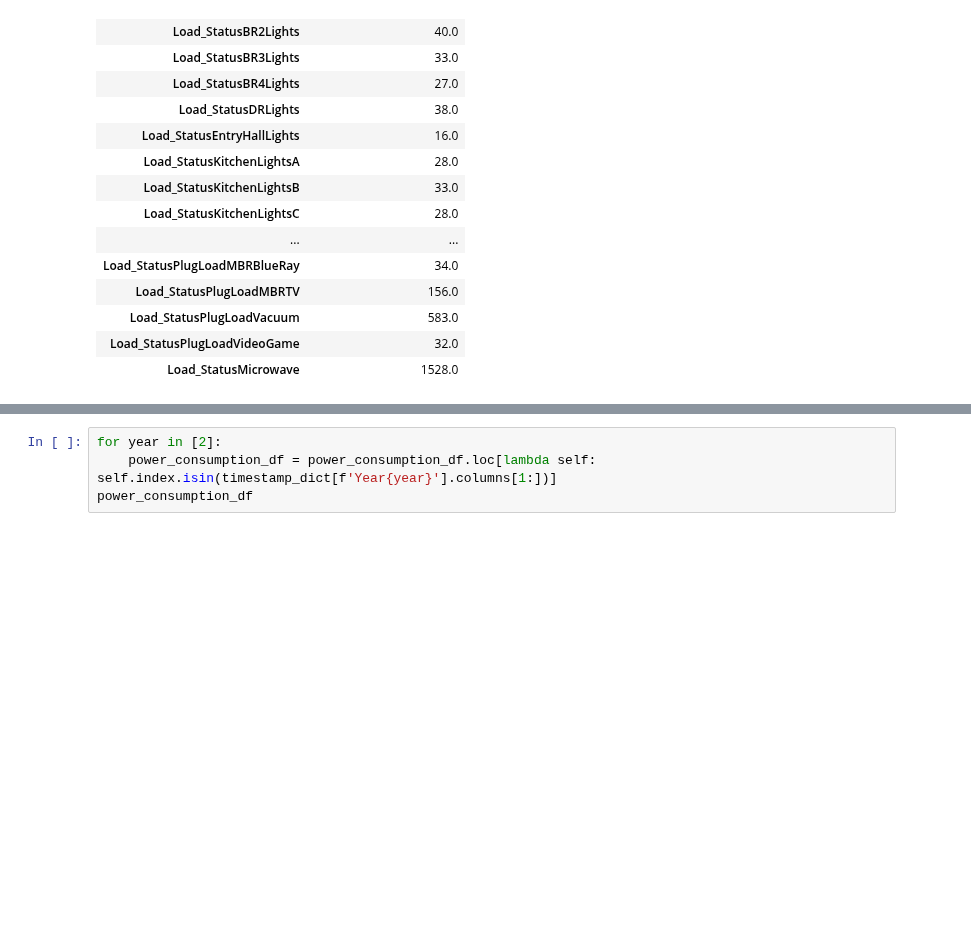
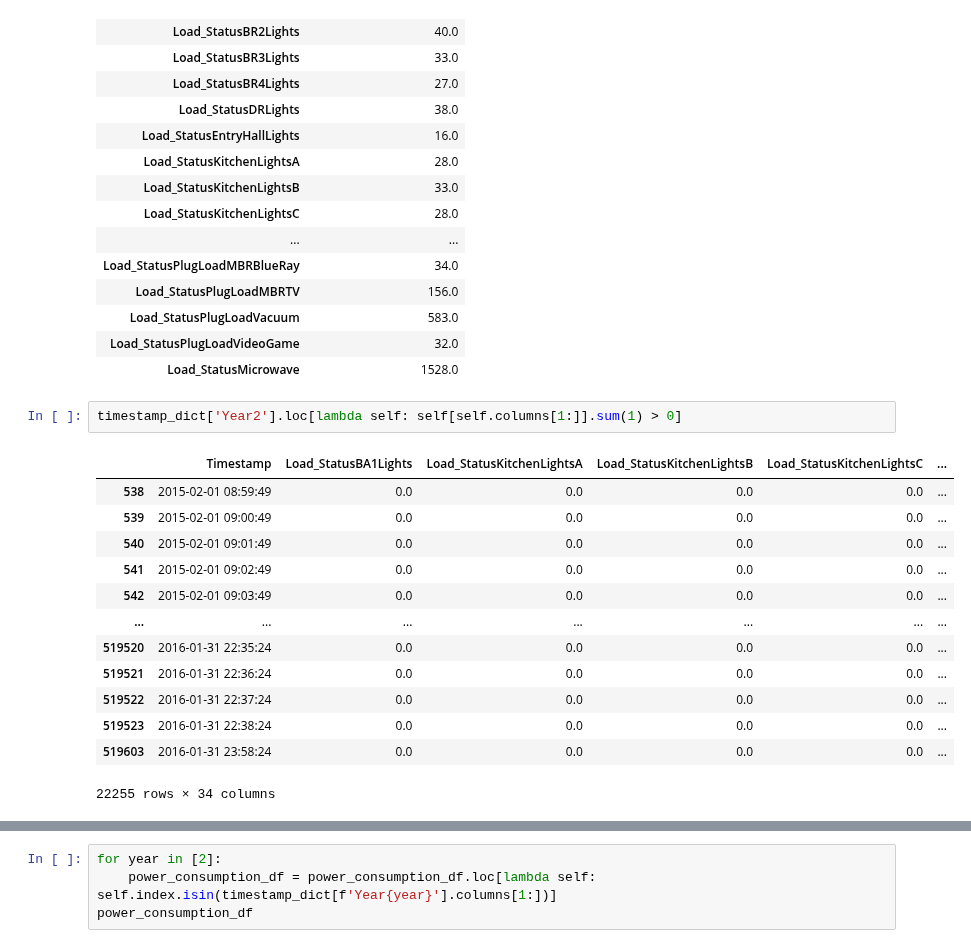
Before and after one commit to christiannielsen98/Datavidenskab-P6, a Jupyter notebook: Project/_03FeatureSelection/NZERTF_dataframe_redundancies.ipynb, the cells around one changed output, grey strips where cells are left out. Drawn from its saved outputs; the diff is of its cells as text; blank space fills up the shorter version.

```diff
--- a/Project/_03FeatureSelection/NZERTF_dataframe_redundancies.ipynb
+++ b/Project/_03FeatureSelection/NZERTF_dataframe_redundancies.ipynb
@@ -27,4 +26,20 @@ power_consumption_df
 | Load_StatusPlugLoadVacuum | 583.0 |
 | Load_StatusPlugLoadVideoGame | 32.0 |
 | Load_StatusMicrowave | 1528.0 |
+# %%
+timestamp_dict['Year2'].loc[lambda self: self[self.columns[1:]].sum(1) > 0]
+# %% [output]
+|  | Timestamp | Load_StatusBA1Lights | Load_StatusKitchenLightsA | Load_StatusKitchenLightsB | Load_StatusKitchenLightsC | ... |
+| 538 | 2015-02-01 08:59:49 | 0.0 | 0.0 | 0.0 | 0.0 | ... |
+| 539 | 2015-02-01 09:00:49 | 0.0 | 0.0 | 0.0 | 0.0 | ... |
+| 540 | 2015-02-01 09:01:49 | 0.0 | 0.0 | 0.0 | 0.0 | ... |
+| 541 | 2015-02-01 09:02:49 | 0.0 | 0.0 | 0.0 | 0.0 | ... |
+| 542 | 2015-02-01 09:03:49 | 0.0 | 0.0 | 0.0 | 0.0 | ... |
+| ... | ... | ... | ... | ... | ... | ... |
+| 519520 | 2016-01-31 22:35:24 | 0.0 | 0.0 | 0.0 | 0.0 | ... |
+| 519521 | 2016-01-31 22:36:24 | 0.0 | 0.0 | 0.0 | 0.0 | ... |
+| 519522 | 2016-01-31 22:37:24 | 0.0 | 0.0 | 0.0 | 0.0 | ... |
+| 519523 | 2016-01-31 22:38:24 | 0.0 | 0.0 | 0.0 | 0.0 | ... |
+| 519603 | 2016-01-31 23:58:24 | 0.0 | 0.0 | 0.0 | 0.0 | ... |
+22255 rows × 34 columns
 # %%
```
Also changed, not shown: parts of 12 cells of this notebook.
